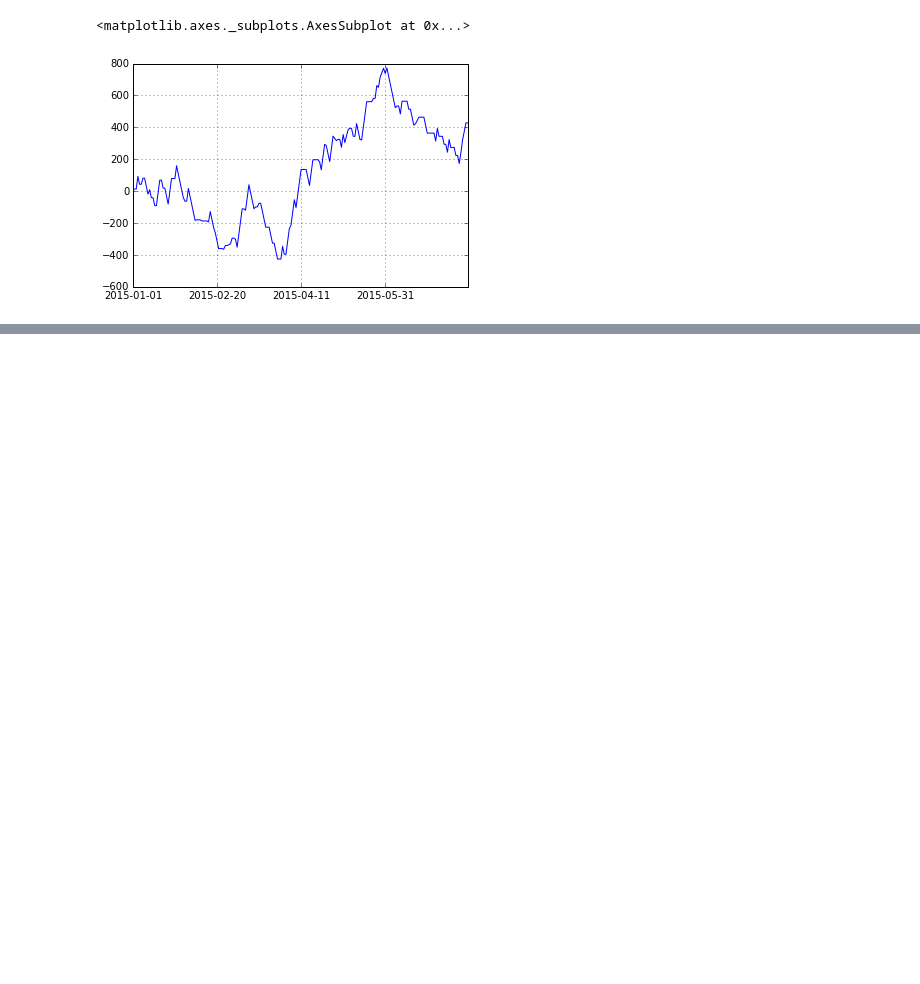
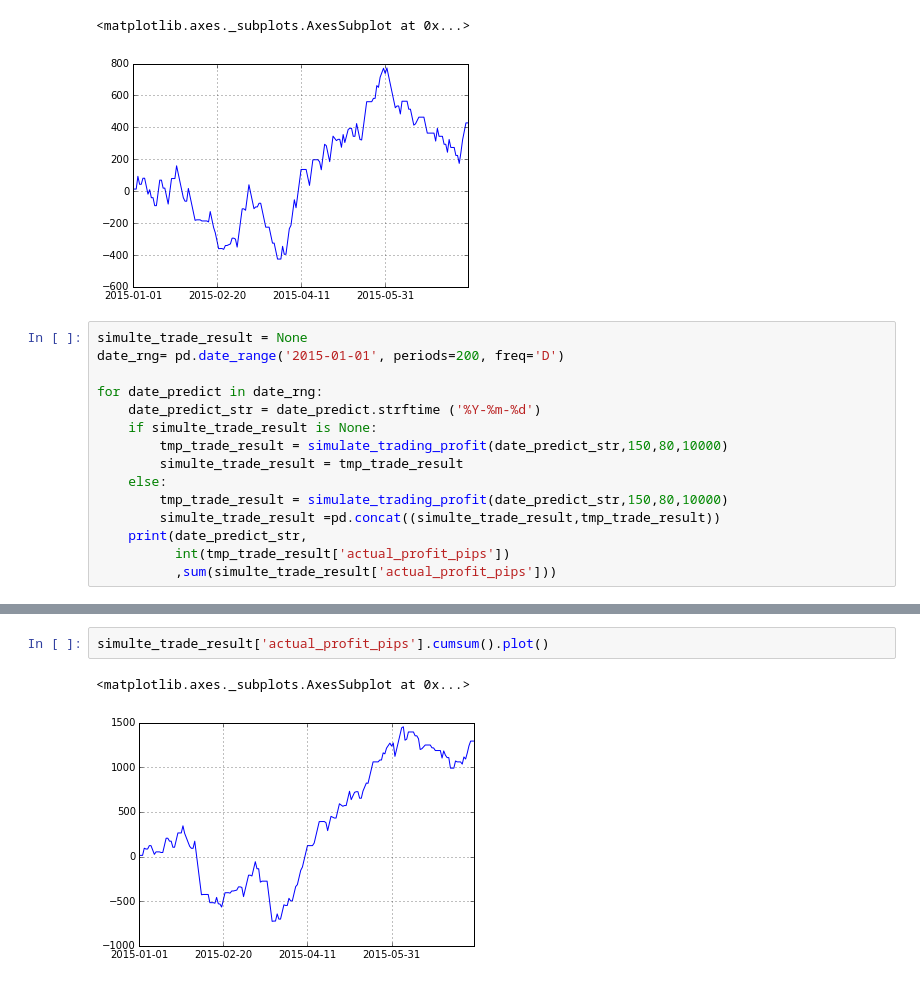
Before and after one commit to yuecong/autotrade, a Jupyter notebook: Profit-LossSumitation.ipynb, the cells around one changed output, grey strips where cells are left out. Cells and saved outputs as stored; diff of their text form; blank space fills up the shorter version.

Commit message:
Update profit/loss simulation

```diff
--- a/Profit-LossSumitation.ipynb
+++ b/Profit-LossSumitation.ipynb
@@ -272,3 +272,18 @@ simulte_trade_result['actual_profit_pips'].cumsum().plot()
 # %% [output]
 <matplotlib.axes._subplots.AxesSubplot at 0x...>
 [figure]
+# %%
+simulte_trade_result = None
+date_rng= pd.date_range('2015-01-01', periods=200, freq='D')
+
+for date_predict in date_rng:
+    date_predict_str = date_predict.strftime ('%Y-%m-%d')
+    if simulte_trade_result is None:
+        tmp_trade_result = simulate_trading_profit(date_predict_str,150,80,10000)
+        simulte_trade_result = tmp_trade_result
+    else:
+        tmp_trade_result = simulate_trading_profit(date_predict_str,150,80,10000)
+        simulte_trade_result =pd.concat((simulte_trade_result,tmp_trade_result))
+    print(date_predict_str,
+          int(tmp_trade_result['actual_profit_pips'])
+          ,sum(simulte_trade_result['actual_profit_pips']))
@@ -274,0 +308,5 @@ simulte_trade_result['actual_profit_pips'].cumsum().plot()
+# %%
+simulte_trade_result['actual_profit_pips'].cumsum().plot()
+# %% [output]
+<matplotlib.axes._subplots.AxesSubplot at 0x...>
+[figure, added]
```
Also changed, not shown: parts of 1 cell of this notebook.
